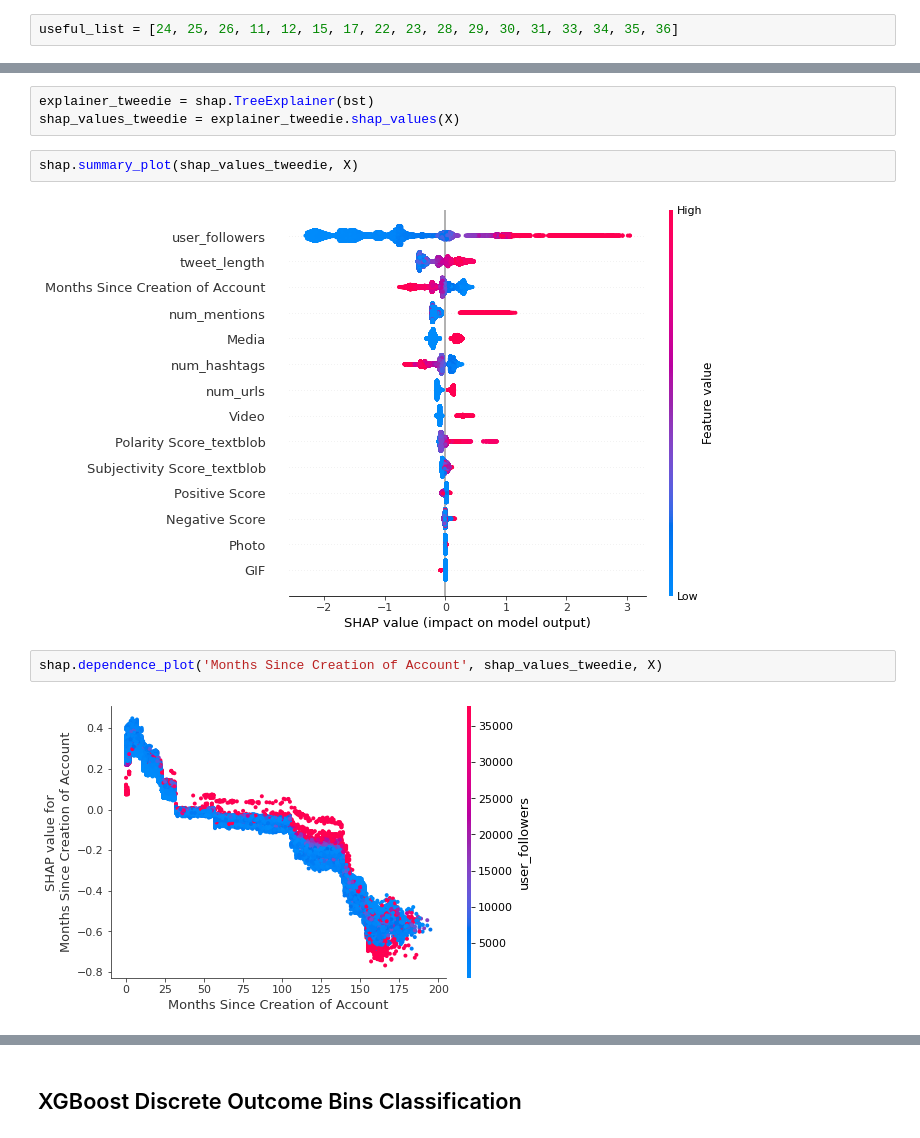
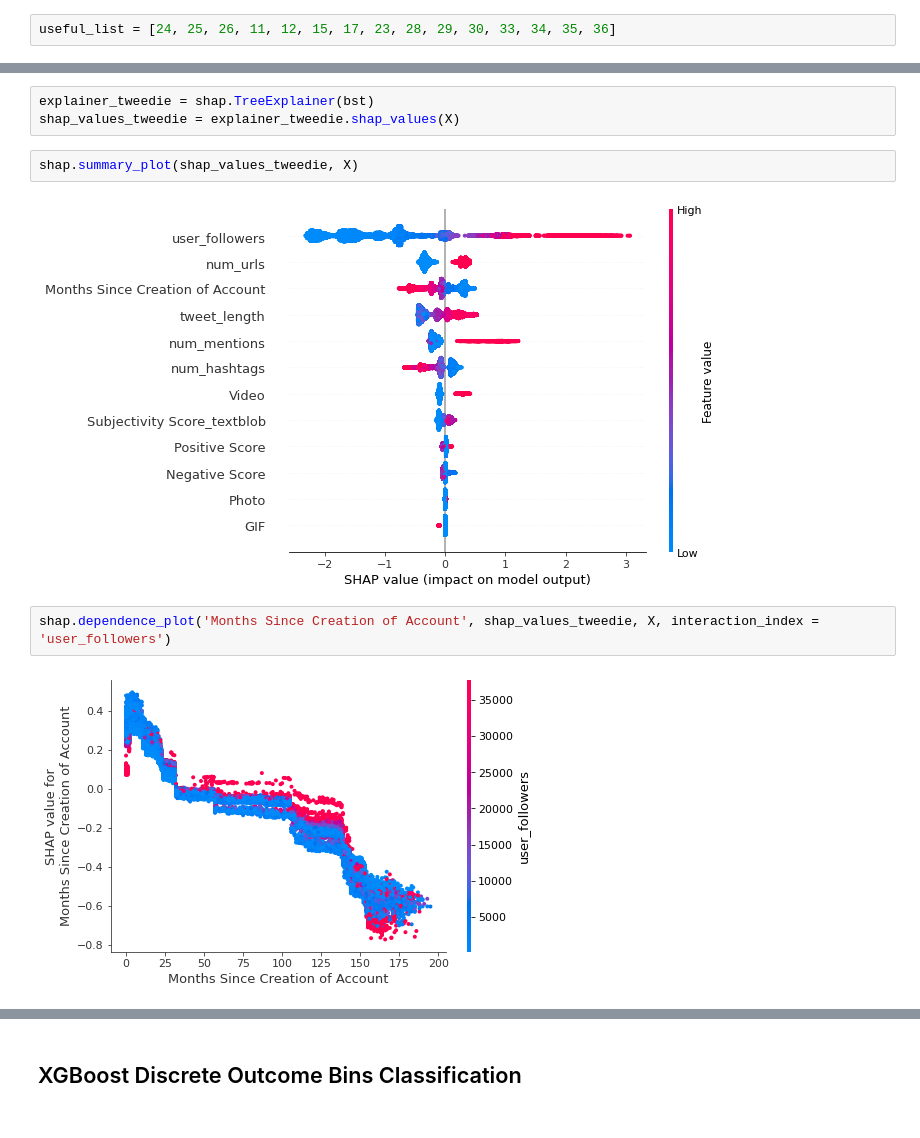
Before and after one commit to lifeonthefence/text-success, a Jupyter notebook: Project Code/Tree Models.ipynb, the cells around one changed output, grey strips where cells are left out. Cells and saved outputs as stored; diff of their text form.

```diff
--- a/Project Code/Tree Models.ipynb
+++ b/Project Code/Tree Models.ipynb
@@ -42,7 +44,7 @@ Data columns (total 37 columns):
 dtypes: float64(7), int32(4), int64(21), object(5)
 memory usage: 12.4+ MB
 # %%
-useful_list = [24, 25, 26, 11, 12, 15, 17, 22, 23, 28, 29, 30, 31, 33, 34, 35, 36]
+useful_list = [24, 25, 26, 11, 12, 15, 17, 23, 28, 29, 30, 33, 34, 35, 36]
 # %%
 df_small = df.iloc[:, useful_list]
 # %%
@@ -153,8 +162,8 @@ shap_values_tweedie = explainer_tweedie.shap_values(X)
 # %%
 shap.summary_plot(shap_values_tweedie, X)
 # %% [output]
-[figure, old version]
+[figure, new version]
 # %%
-shap.dependence_plot('Months Since Creation of Account', shap_values_tweedie, X)
+shap.dependence_plot('Months Since Creation of Account', shap_values_tweedie, X, interaction_index = 'user_followers')
 # %% [output]
-[figure, old version]
+[figure, new version]
```
Also changed, not shown: parts of 22 cells of this notebook, 2 other files.
